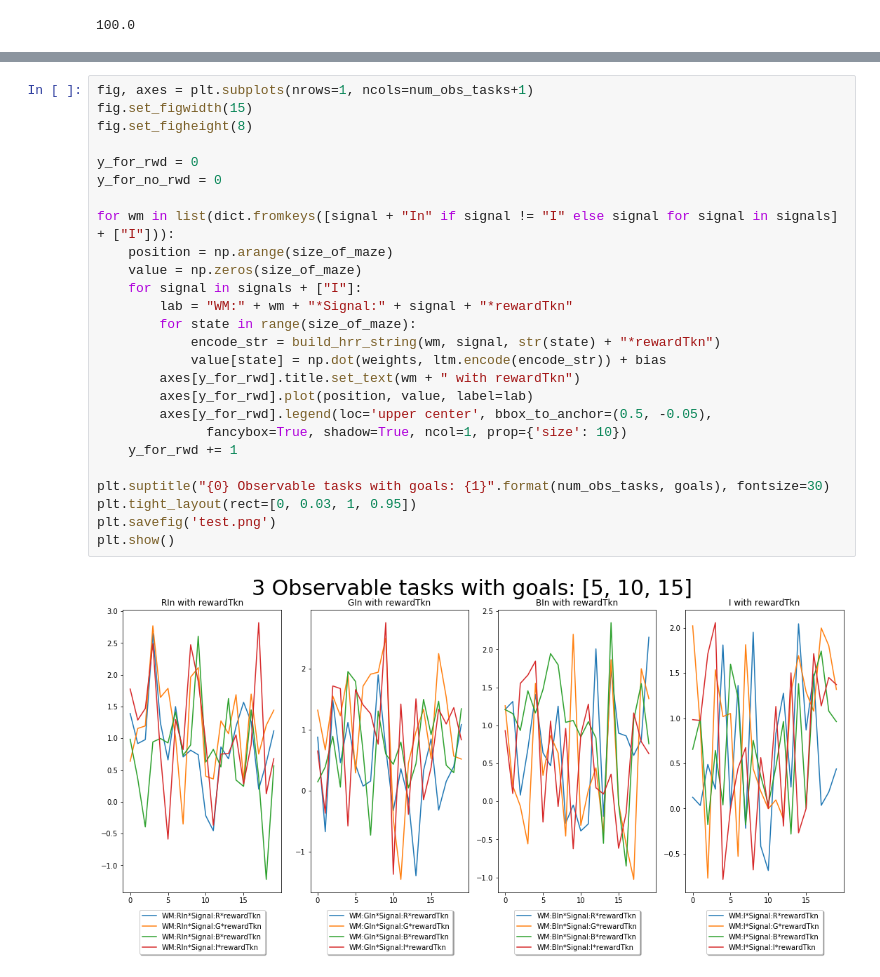
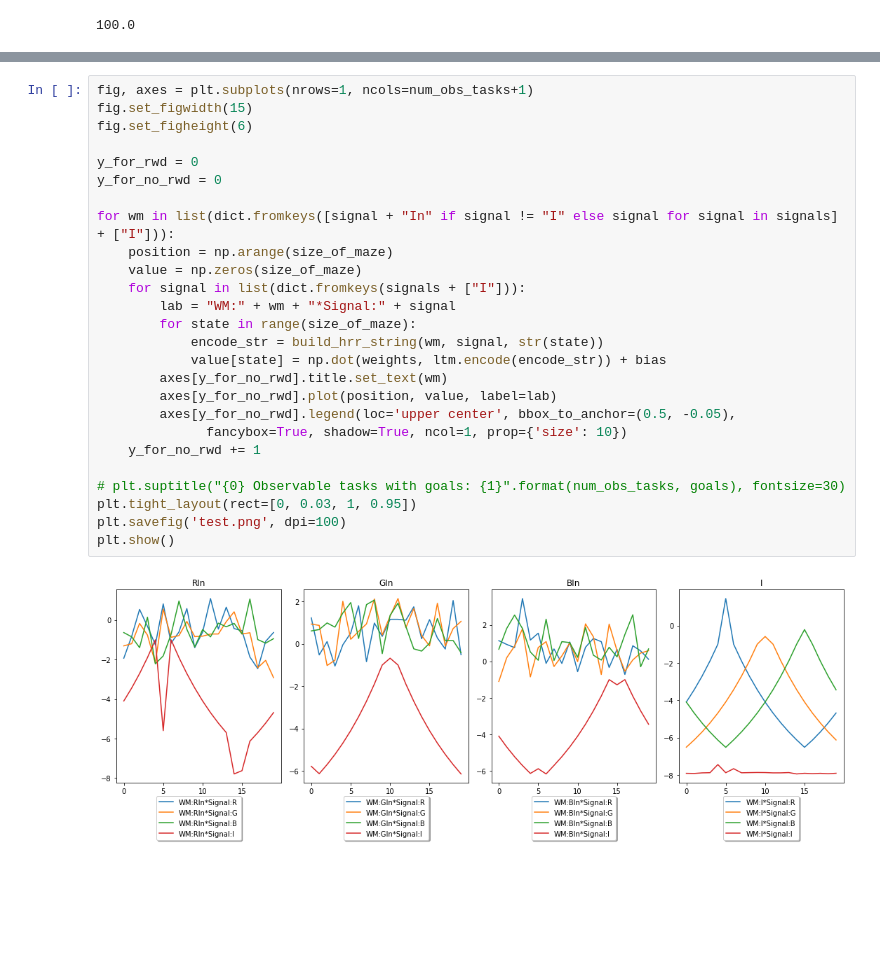
Before and after one commit to nibraaska/Working-Memory-Temporal-Difference, a Jupyter notebook: combined_model/updated_obs.ipynb, the cells around one changed output, grey strips where cells are left out. Drawn from its saved outputs; the diff is of its cells as text; blank space fills up the shorter version.

```diff
--- a/combined_model/updated_obs.ipynb
+++ b/combined_model/updated_obs.ipynb
@@ -331,28 +333,28 @@ print(accuracy)
 # %%
 fig, axes = plt.subplots(nrows=1, ncols=num_obs_tasks+1)
 fig.set_figwidth(15)
-fig.set_figheight(8)
+fig.set_figheight(6)
 
 y_for_rwd = 0
 y_for_no_rwd = 0
 
 for wm in list(dict.fromkeys([signal + "In" if signal != "I" else signal for signal in signals] + ["I"])):
     position = np.arange(size_of_maze)
     value = np.zeros(size_of_maze)
-    for signal in signals + ["I"]:
-        lab = "WM:" + wm + "*Signal:" + signal + "*rewardTkn"
+    for signal in list(dict.fromkeys(signals + ["I"])):
+        lab = "WM:" + wm + "*Signal:" + signal
         for state in range(size_of_maze):
-            encode_str = build_hrr_string(wm, signal, str(state) + "*rewardTkn")
+            encode_str = build_hrr_string(wm, signal, str(state))
             value[state] = np.dot(weights, ltm.encode(encode_str)) + bias
-        axes[y_for_rwd].title.set_text(wm + " with rewardTkn")
-        axes[y_for_rwd].plot(position, value, label=lab)
-        axes[y_for_rwd].legend(loc='upper center', bbox_to_anchor=(0.5, -0.05),
+        axes[y_for_no_rwd].title.set_text(wm)
+        axes[y_for_no_rwd].plot(position, value, label=lab)
+        axes[y_for_no_rwd].legend(loc='upper center', bbox_to_anchor=(0.5, -0.05),
               fancybox=True, shadow=True, ncol=1, prop={'size': 10})
-    y_for_rwd += 1
+    y_for_no_rwd += 1
 
-plt.suptitle("{0} Observable tasks with goals: {1}".format(num_obs_tasks, goals), fontsize=30)
+# plt.suptitle("{0} Observable tasks with goals: {1}".format(num_obs_tasks, goals), fontsize=30)
 plt.tight_layout(rect=[0, 0.03, 1, 0.95])
-plt.savefig('test.png')
+plt.savefig('test.png', dpi=100)
 plt.show()
 # %% [output]
-[figure, old version]
+[figure, new version]
```
Also changed, not shown: parts of 2 cells of this notebook, 5 other files.
